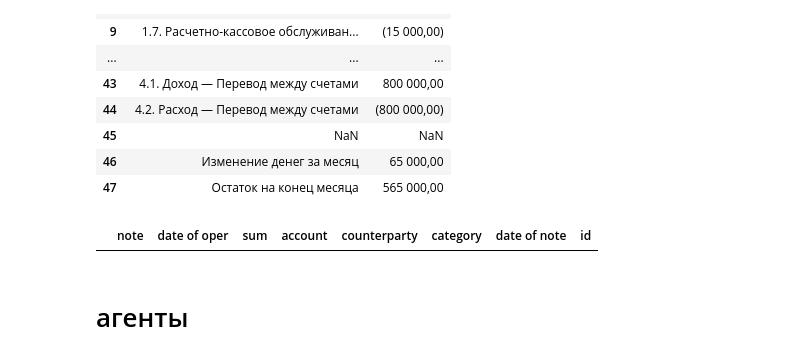
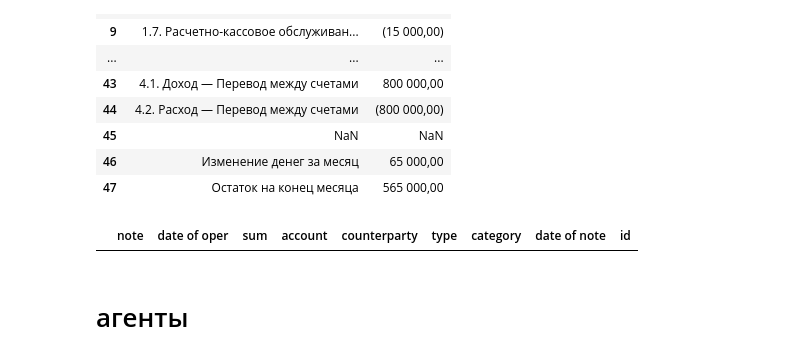
Before and after one commit to Rodion-AI/p_choa, a Jupyter notebook: project_choa/src/project_choa/notebook/choa.ipynb, the cells around one changed output. Saved outputs shown, nothing was run; the diff lists cells and outputs as text; code cells hidden in the pictures.

```diff
--- a/project_choa/src/project_choa/notebook/choa.ipynb
+++ b/project_choa/src/project_choa/notebook/choa.ipynb
@@ -224,11 +224,11 @@ df_sheet
 | 47 | Остаток на конец месяца | 565 000,00 |
 # %%
 # таблица для заполнения и итогового тестирование
-path_download_total = path_download + '1sUaJDIGhrJSGFSlgerPwwBn9vY6lLSNd'
+path_download_total = path_download + '1lhnALWS-AL1g5fFEUXHUQEKiPJAFrCiP'
 df_total = pd.read_csv(path_download_total)
 df_total
 # %% [output]
-|  | note | date of oper | sum | account | counterparty | category | date of note | id |
+|  | note | date of oper | sum | account | counterparty | type | category | date of note | id |
 # %%
 # функция для заполнения таблицы полученными значениями нейро-сотрудником
 def note_to_sheet(lst, note, df):
```
Also changed, not shown: parts of 13 cells of this notebook, 6 other files.
